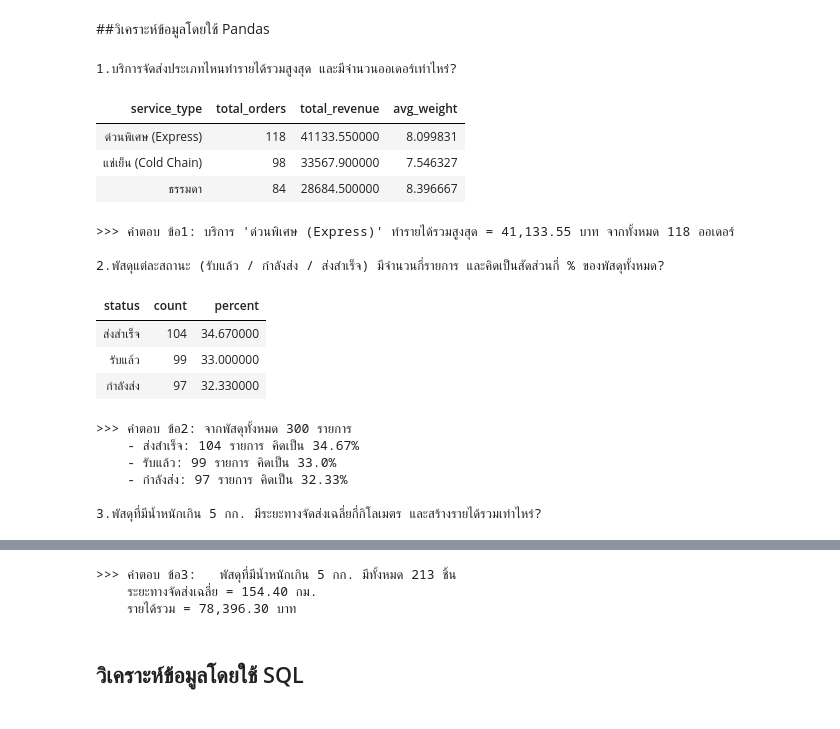
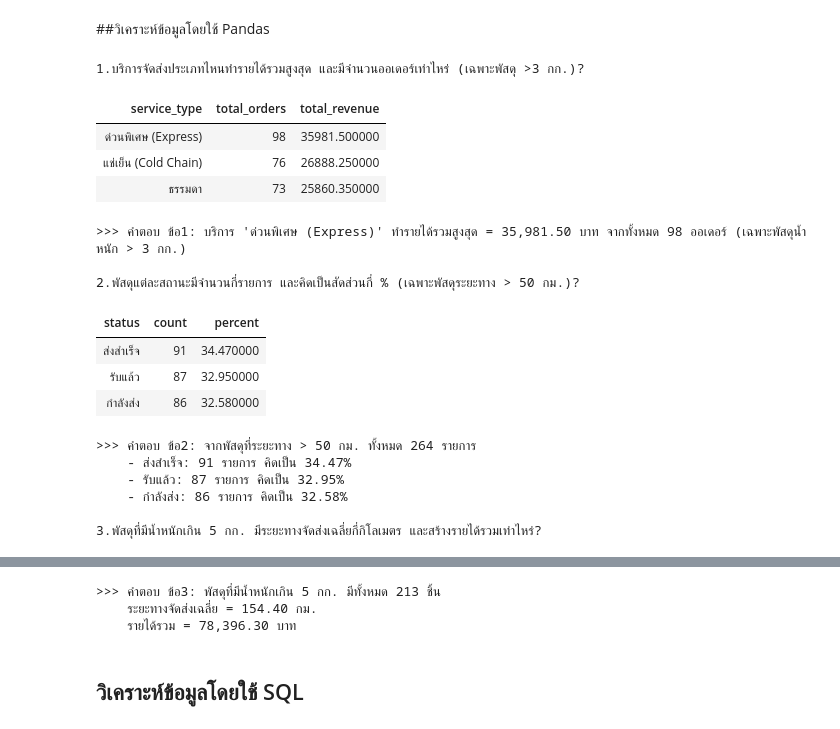
Before and after one commit to teemaphorn/delivery-project, a Jupyter notebook: Project_Parcel_Analysis.ipynb, the cells around one changed output, grey strips where cells are left out. Cells and saved outputs as stored; diff of their text form; code cells hidden in the pictures.

```diff
--- a/Project_Parcel_Analysis.ipynb
+++ b/Project_Parcel_Analysis.ipynb
@@ -276,64 +276,73 @@ display(df_result)
 # %%
 import pandas as pd
 df = pd.read_csv("all_in_one_parcels_300.csv")
 
-#1.บริการจัดส่งประเภทไหนทำรายได้รวมสูงสุด และมีจำนวนออเดอร์เท่าไหร่?
-summary = df.groupby("service_type").agg(
+# 1. บริการจัดส่งประเภทไหนทำรายได้รวมสูงสุด และมีจำนวนออเดอร์เท่าไหร่ (เฉพาะพัสดุน้ำหนัก > 3 กก.)?
+filtered_q1 = df[df["weight_kg"] > 3.0]
+summary = filtered_q1.groupby("service_type").agg(
     total_orders=("parcel_id", "count"),
     total_revenue=("shipping_fee", "sum"),
-    avg_weight=("weight_kg", "mean"),
 ).reset_index()
-
-summary_sorted = summary.sort_values("total_revenue", ascending=False) #เรียงลำดับจากมากไปน้อย
-print("\n1.บริการจัดส่งประเภทไหนทำรายได้รวมสูงสุด และมีจำนวนออเดอร์เท่าไหร่?")
+summary_sorted = summary.sort_values("total_revenue", ascending=False)
+print("\n1.บริการจัดส่งประเภทไหนทำรายได้รวมสูงสุด และมีจำนวนออเดอร์เท่าไหร่ (เฉพาะพัสดุ >3 กก.)?")
 display(summary_sorted.style.hide(axis="index"))
 top_service = summary_sorted.iloc[0]
 print(f">>> คำตอบ ข้อ1: บริการ '{top_service['service_type']}' ทำรายได้รวมสูงสุด "
-      f"= {top_service['total_revenue']:,.2f} บาท จากทั้งหมด {top_service['total_orders']} ออเดอร์")
+      f"= {top_service['total_revenue']:,.2f} บาท จากทั้งหมด {top_service['total_orders']} ออเดอร์ "
+      f"(เฉพาะพัสดุน้ำหนัก > 3 กก.)")
 
-#2.พัสดุแต่ละสถานะ (รับแล้ว / กำลังส่ง / ส่งสำเร็จ) มีจำนวนกี่รายการ และคิดเป็นสัดส่วนกี่ % ของพัสดุทั้งหมด?
+
+# 2. พัสดุแต่ละสถานะมีจำนวนกี่รายการ และคิดเป็นสัดส่วนกี่ % (เฉพาะพัสดุระยะทาง > 50 กม.)?
+filtered_q2 = df[df["distance_km"] > 50.0]
 status_summary = (
-    df["updated_status"]
+    filtered_q2["updated_status"]
     .value_counts()
     .rename_axis("status")
     .reset_index(name="count")
 )
-status_summary["percent"] = (status_summary["count"] / len(df) * 100).round(2)
+status_summary["percent"] = (status_summary["count"] / len(filtered_q2) * 100).round(2)
+status_summary = status_summary.sort_values("count", ascending=False)
 
-print("\n2.พัสดุแต่ละสถานะ (รับแล้ว / กำลังส่ง / ส่งสำเร็จ) มีจำนวนกี่รายการ และคิดเป็นสัดส่วนกี่ % ของพัสดุทั้งหมด?")
+print("\n2.พัสดุแต่ละสถานะมีจำนวนกี่รายการ และคิดเป็นสัดส่วนกี่ % (เฉพาะพัสดุระยะทาง > 50 กม.)?")
 display(status_summary.style.hide(axis="index"))
-print(f">>> คำตอบ ข้อ2: จากพัสดุทั้งหมด {len(df)} รายการ")
+print(f">>> คำตอบ ข้อ2: จากพัสดุที่ระยะทาง > 50 กม. ทั้งหมด {len(filtered_q2)} รายการ")
 for _, row in status_summary.iterrows():
-
     print(f"    - {row['status']}: {row['count']} รายการ คิดเป็น {row['percent']}%")
 
-#3.พัสดุที่มีน้ำหนักเกิน 5 กก. มีระยะทางจัดส่งเฉลี่ยกี่กิโลเมตร และสร้างรายได้รวมเท่าไหร่?
-heavy = df[df["weight_kg"] > 5]  #กรองเฉพาะพัสดุที่น้ำหนักมากกว่า 5 กก.
+
+# 3. พัสดุที่มีน้ำหนักเกิน 5 กก. มีระยะทางจัดส่งเฉลี่ยกี่กิโลเมตร และสร้างรายได้รวมเท่าไหร่?
+heavy = df[df["weight_kg"] > 5.0]
 count_heavy = len(heavy)
-avg_distance = heavy["distance_km"].mean()   # ระยะทางจัดส่งเฉลี่ยของพัสดุกลุ่มนี้
-total_revenue_heavy = heavy["shipping_fee"].sum()  # รายได้รวมของพัสดุกลุ่มนี้um()
+avg_distance = heavy["distance_km"].mean()
+total_revenue_heavy = heavy["shipping_fee"].sum()
+
+heavy_summary = pd.DataFrame({
+    "จำนวนพัสดุ (>5กก.)": [count_heavy],
+    "ระยะทางเฉลี่ย (กม.)": [round(avg_distance, 2)],
+    "รายได้รวม (บาท)": [round(total_revenue_heavy, 2)],
+})
 
 print("\n3.พัสดุที่มีน้ำหนักเกิน 5 กก. มีระยะทางจัดส่งเฉลี่ยกี่กิโลเมตร และสร้างรายได้รวมเท่าไหร่?")
-display(status_summary.style.hide(axis="index"))
-print(f">>> คำตอบ ข้อ3:   พัสดุที่มีน้ำหนักเกิน 5 กก. มีทั้งหมด {count_heavy} ชิ้น")
+display(heavy_summary.style.hide(axis="index"))
+print(f">>> คำตอบ ข้อ3: พัสดุที่มีน้ำหนักเกิน 5 กก. มีทั้งหมด {count_heavy} ชิ้น")
 print(f"    ระยะทางจัดส่งเฉลี่ย = {avg_distance:,.2f} กม.")
 print(f"    รายได้รวม = {total_revenue_heavy:,.2f} บาท")
 # %% [output]
-1.บริการจัดส่งประเภทไหนทำรายได้รวมสูงสุด และมีจำนวนออเดอร์เท่าไหร่?
+1.บริการจัดส่งประเภทไหนทำรายได้รวมสูงสุด และมีจำนวนออเดอร์เท่าไหร่ (เฉพาะพัสดุ >3 กก.)?
-| service_type | total_orders | total_revenue | avg_weight |
-| ด่วนพิเศษ (Express) | 118 | 41133.550000 | 8.099831 |
-| แช่เย็น (Cold Chain) | 98 | 33567.900000 | 7.546327 |
-| ธรรมดา | 84 | 28684.500000 | 8.396667 |
+| service_type | total_orders | total_revenue |
+| ด่วนพิเศษ (Express) | 98 | 35981.500000 |
+| แช่เย็น (Cold Chain) | 76 | 26888.250000 |
+| ธรรมดา | 73 | 25860.350000 |
->>> คำตอบ ข้อ1: บริการ 'ด่วนพิเศษ (Express)' ทำรายได้รวมสูงสุด = 41,133.55 บาท จากทั้งหมด 118 ออเดอร์
+>>> คำตอบ ข้อ1: บริการ 'ด่วนพิเศษ (Express)' ทำรายได้รวมสูงสุด = 35,981.50 บาท จากทั้งหมด 98 ออเดอร์ (เฉพาะพัสดุน้ำหนัก > 3 กก.)
 
-2.พัสดุแต่ละสถานะ (รับแล้ว / กำลังส่ง / ส่งสำเร็จ) มีจำนวนกี่รายการ และคิดเป็นสัดส่วนกี่ % ของพัสดุทั้งหมด?
+2.พัสดุแต่ละสถานะมีจำนวนกี่รายการ และคิดเป็นสัดส่วนกี่ % (เฉพาะพัสดุระยะทาง > 50 กม.)?
 | status | count | percent |
-| ส่งสำเร็จ | 104 | 34.670000 |
-| รับแล้ว | 99 | 33.000000 |
-| กำลังส่ง | 97 | 32.330000 |
+| ส่งสำเร็จ | 91 | 34.470000 |
+| รับแล้ว | 87 | 32.950000 |
+| กำลังส่ง | 86 | 32.580000 |
->>> คำตอบ ข้อ2: จากพัสดุทั้งหมด 300 รายการ
-    - ส่งสำเร็จ: 104 รายการ คิดเป็น 34.67%
-    - รับแล้ว: 99 รายการ คิดเป็น 33.0%
-    - กำลังส่ง: 97 รายการ คิดเป็น 32.33%
+>>> คำตอบ ข้อ2: จากพัสดุที่ระยะทาง > 50 กม. ทั้งหมด 264 รายการ
+    - ส่งสำเร็จ: 91 รายการ คิดเป็น 34.47%
+    - รับแล้ว: 87 รายการ คิดเป็น 32.95%
+    - กำลังส่ง: 86 รายการ คิดเป็น 32.58%
 
 3.พัสดุที่มีน้ำหนักเกิน 5 กก. มีระยะทางจัดส่งเฉลี่ยกี่กิโลเมตร และสร้างรายได้รวมเท่าไหร่?
```
Also changed, not shown: parts of 1 cell of this notebook.
